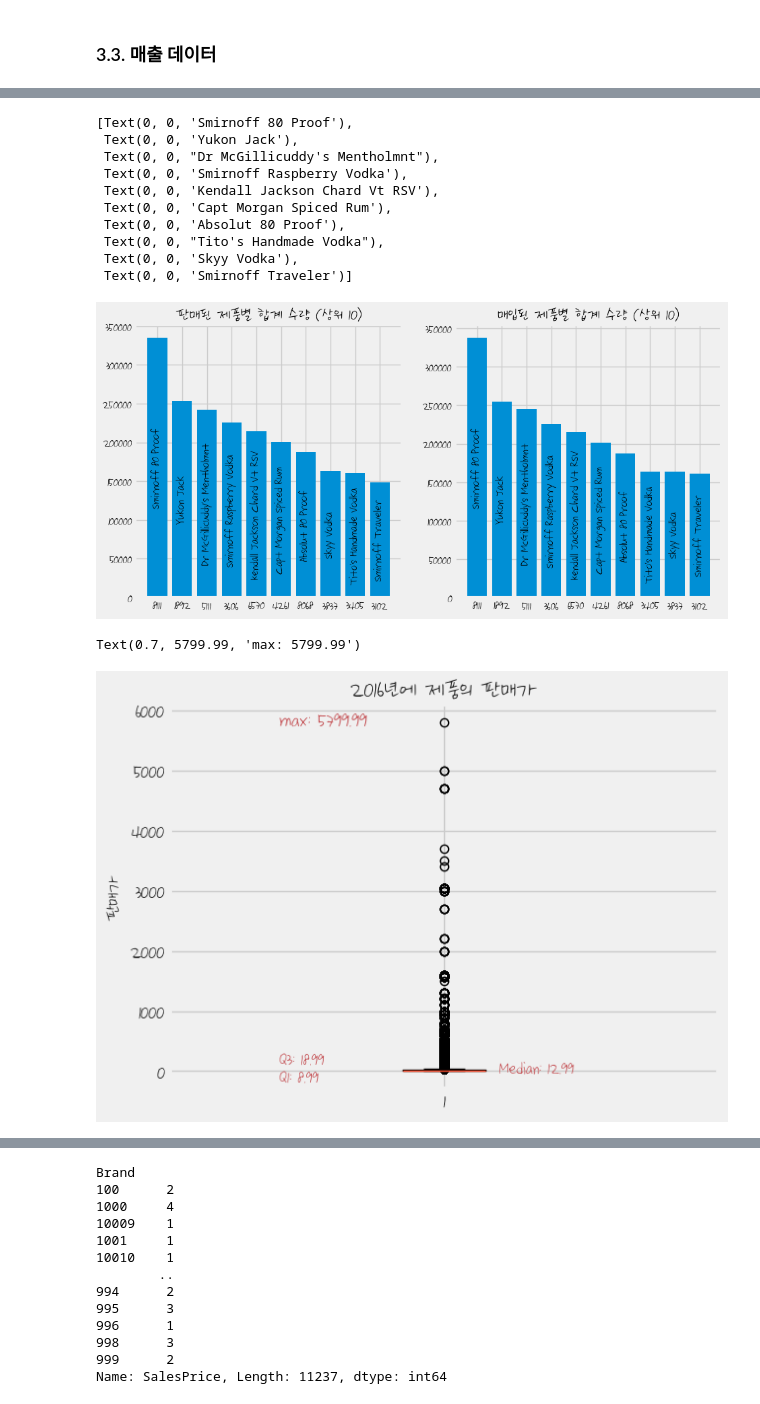
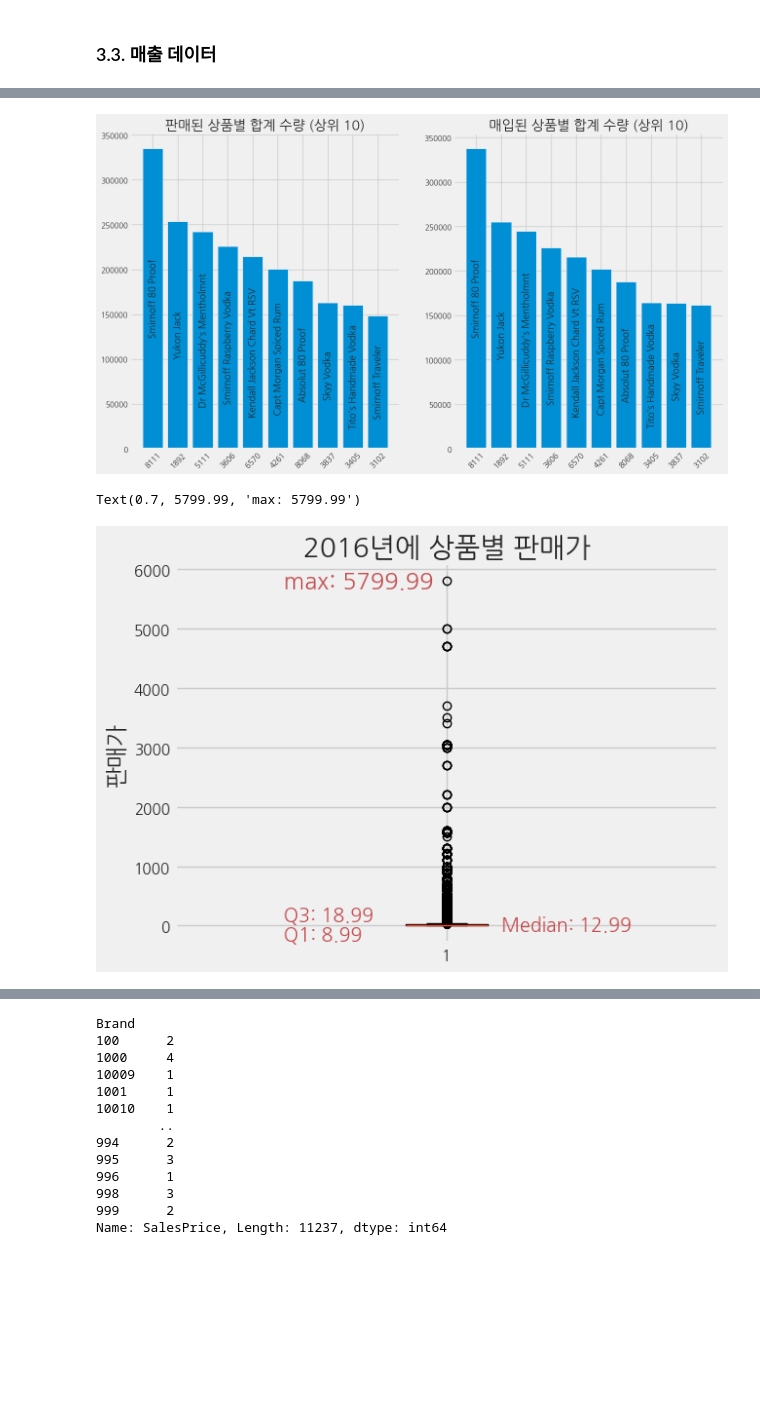
Before and after one commit to koyaniya/warehouse-inventory-optimization-ABC-XYZ-analysis-, a Jupyter notebook: notebooks/analysis.ipynb, the cells around one changed output, grey strips where cells are left out. Drawn from its saved outputs; the diff is of its cells as text; code cells hidden in the pictures; blank space fills up the shorter version.

Commit message:
Add figures, update analysis notebook, and improve documentation

```diff
--- a/notebooks/analysis.ipynb
+++ b/notebooks/analysis.ipynb
@@ -45,10 +46,13 @@ import seaborn as sns
 import warnings
 warnings.simplefilter(action='ignore', category=FutureWarning)
 # %%
-sns.set_theme(font_scale=1.5)
+sns.set_theme(font_scale=1.0)
 sns.set_style("whitegrid")
+plt.rcParams["font.family"] = "NanumGothic"
+plt.rcParams["axes.unicode_minus"] = False
+style.use("fivethirtyeight")
 # %%
-font_list = fm.findSystemFonts(fontpaths=None, fontext='ttf')
-font_path = f'C:\\Users\\annaz\\AppData\\Local\\Microsoft\\Windows\\Fonts\\나눔손글씨 기쁨밝음.ttf'
-fontprop = fm.FontProperties(fname=font_path, size=20)
-plt.rc("font", family=fontprop.get_name())
+# font_list = fm.findSystemFonts(fontpaths=None, fontext='ttf')
+# font_path = f'C:\\Users\\annaz\\AppData\\Local\\Microsoft\\Windows\\Fonts\\MaruBuri-Regular.ttf'
+# fontprop = fm.FontProperties(fname=font_path, size=20)
+# plt.rc("font", family=fontprop.get_name())
@@ -464,39 +487,31 @@ sales.head()
 # %%
 sales_brand_grouped = sales.groupby('Brand')\
                 .agg({'SalesQuantity': 'sum',
                       'Description':'first'})\
     .reset_index().sort_values(by = 'SalesQuantity', ascending =False).head(10)
 
-fig, ax = plt.subplots(1,2, figsize=(10,5))
+fig, ax = plt.subplots(1,2, figsize=(14,8))
 
 bar_container = ax[0].bar(sales_brand_grouped.Brand, sales_brand_grouped.SalesQuantity)
-ax[0].set(title = '판매된 제품별 합계 수량 (상위 10)')
+ax[0].set(title = '판매된 상품별 합계 수량 (상위 10)')
 ax[0].bar_label(bar_container, labels=sales_brand_grouped.Description,
              rotation=90,
              label_type='center')
+ax[0].tick_params(axis='x', rotation=45)
 
 bar_container_1 = ax[1].bar(purc_brand_grouped.Brand, purc_brand_grouped.Quantity)
-ax[1].set(title = '매입된 제품별 합계 수량 (상위 10)')
+ax[1].set(title = '매입된 상품별 합계 수량 (상위 10)')
 ax[1].bar_label(bar_container_1, labels=purc_brand_grouped.Description,
              rotation=90,
              label_type='center')
+ax[1].tick_params(axis='x', rotation=45)
 # %% [output]
-[Text(0, 0, 'Smirnoff 80 Proof'),
- Text(0, 0, 'Yukon Jack'),
- Text(0, 0, "Dr McGillicuddy's Mentholmnt"),
- Text(0, 0, 'Smirnoff Raspberry Vodka'),
- Text(0, 0, 'Kendall Jackson Chard Vt RSV'),
- Text(0, 0, 'Capt Morgan Spiced Rum'),
- Text(0, 0, 'Absolut 80 Proof'),
- Text(0, 0, "Tito's Handmade Vodka"),
- Text(0, 0, 'Skyy Vodka'),
- Text(0, 0, 'Smirnoff Traveler')]
-[figure, old version]
+[figure, new version]
 # %%
 fig, axs = plt.subplots()
 
 axs.boxplot(sales.SalesPrice)
-axs.set_title("2016년에 제품의 판매가")
+axs.set_title("2016년에 상품별 판매가")
 axs.set_ylabel('판매가')
 
 q1_s = np.percentile(sales.SalesPrice, 25)
@@ -510,6 +525,6 @@ axs.text(0.7, q3_s, f'Q3: {q3_s:.2f}', va = 'bottom', color = 'r')
 axs.text(0.7, max_s, f'max: {max_s:.2f}', va = 'center', color = 'r', fontsize = 17)
 # %% [output]
 Text(0.7, 5799.99, 'max: 5799.99')
-[figure, old version]
+[figure, new version]
 # %%
 sales['SalesMonth'] = sales.SalesDate.dt.to_period('M')
```
Also changed, not shown: parts of 84 cells of this notebook, 8 other files.
